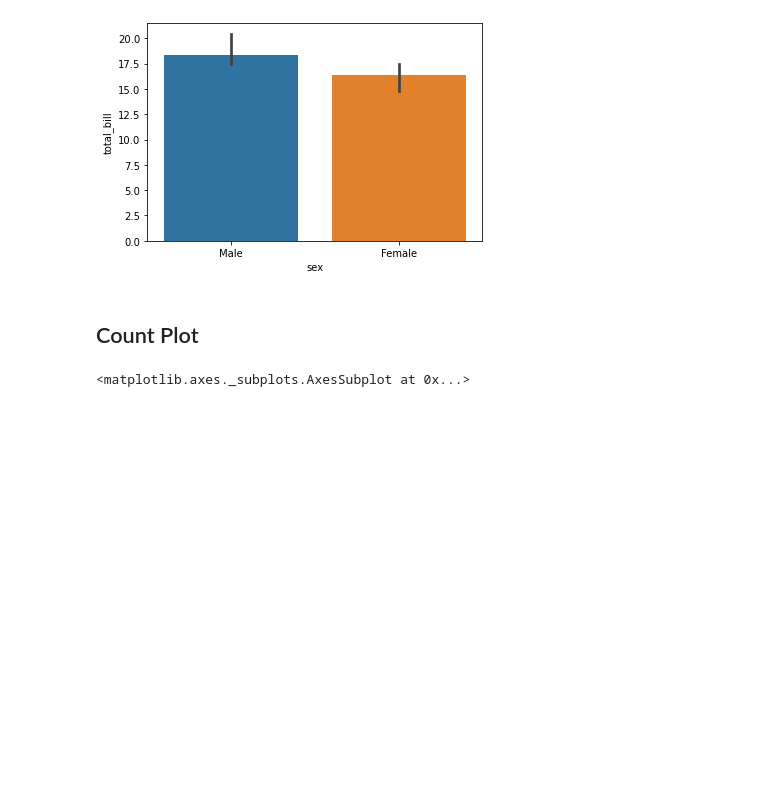
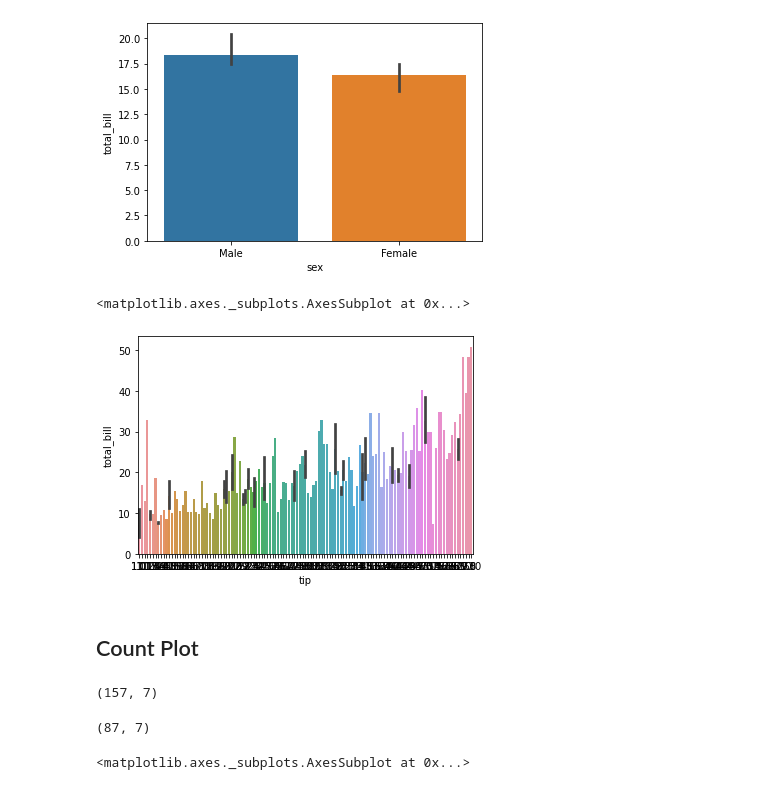
Before and after one commit to BalgopalPatro/IBM_DS_ML_Training, a Jupyter notebook: Data Visualization/03 Categorical Plots.ipynb, the cells around one changed output. Saved outputs shown, nothing was run; the diff lists cells and outputs as text; code cells hidden in the pictures; blank space fills up the shorter version.

```diff
--- a/Data Visualization/Categorical Plots.ipynb
+++ b/Data Visualization/03 Categorical Plots.ipynb
@@ -30,8 +35,21 @@ sns.barplot(x='sex',y='total_bill',data=tips,estimator=np.median)
 # %% [output]
 <matplotlib.axes._subplots.AxesSubplot at 0x...>
 [figure]
+# %%
+sns.barplot(x=tips['tip'],y=tips['total_bill'])
+# %% [output]
+<matplotlib.axes._subplots.AxesSubplot at 0x...>
+[figure, added]
 # %% [markdown]
 ## Count Plot
+# %%
+tips[tips['sex']=='Male'].shape
+# %% [output]
+(157, 7)
+# %%
+tips[tips['sex']=='Female'].shape
+# %% [output]
+(87, 7)
 # %%
 sns.countplot(x='sex',data=tips)
 # %% [output]
```
Also changed, not shown: parts of 2 cells of this notebook, 8 other files.
